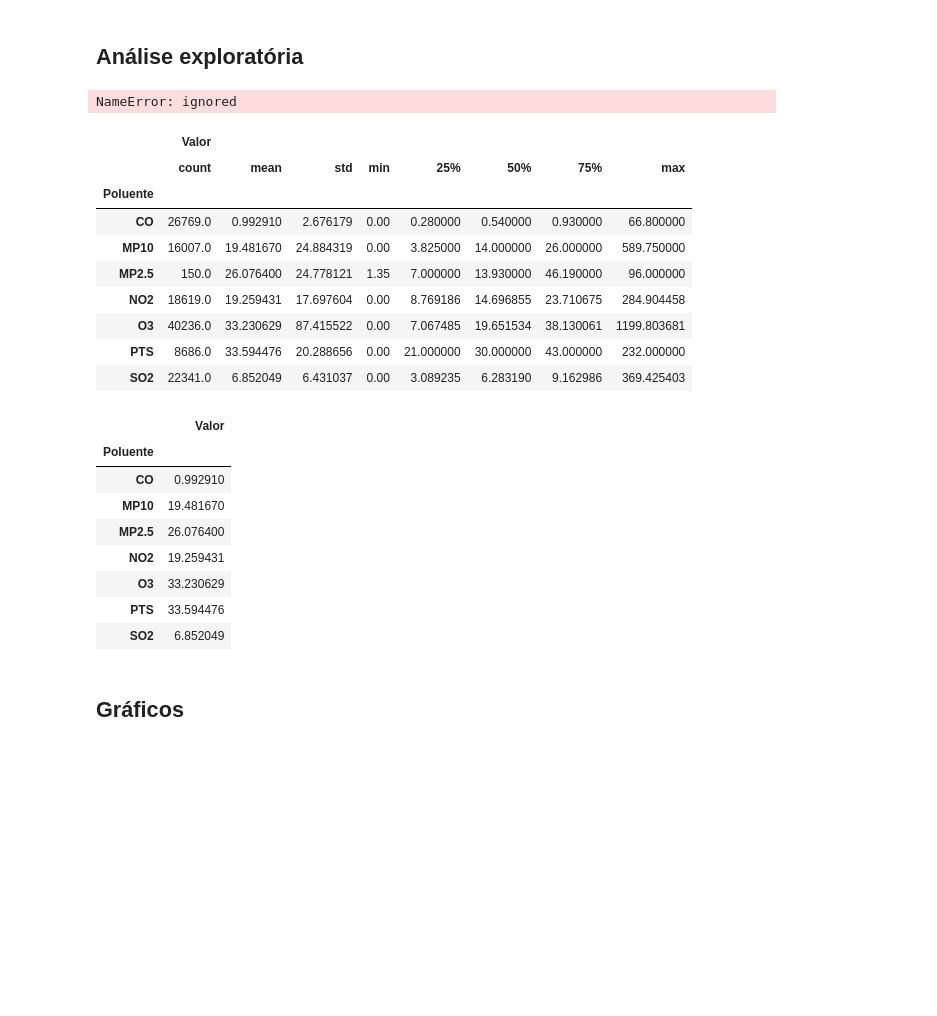
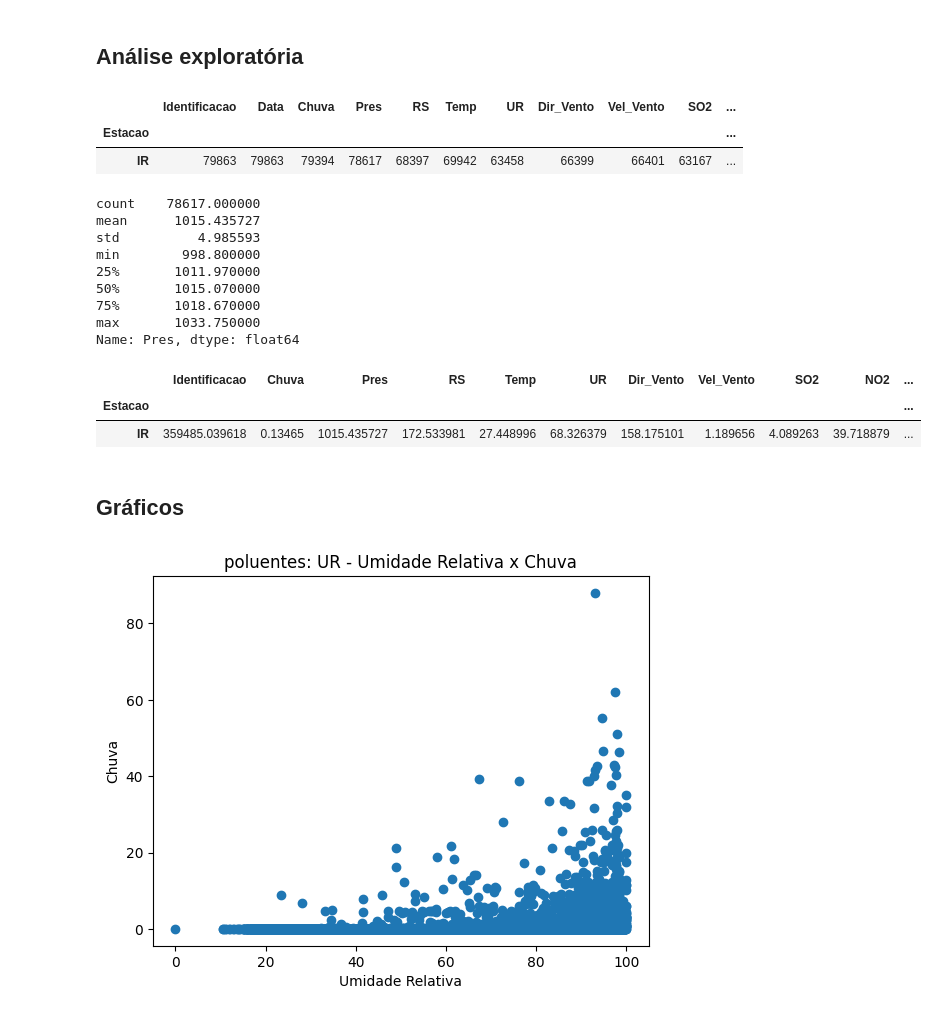
Before and after one commit to Luciahelenasantos/POS_GRADUACAO_PUC, a Jupyter notebook: MVP/Projeto_Split1a.ipynb, the cells around one changed output. Saved outputs shown, nothing was run; the diff lists cells and outputs as text; code cells hidden in the pictures; blank space fills up the shorter version.

```diff
--- a/MVP/Projeto_Split1a.ipynb
+++ b/MVP/Projeto_Split1a.ipynb
@@ -120,43 +142,41 @@ dadoar
 ## Análise exploratória
 # %%
 # exibindo a quantidade de linhas por coluna
-dadoarIR.groupby('Poluente').count()
+dadoarIR.groupby('Estacao').count()
 # %% [output]
-NameError: ignored
+|  | Identificacao | Data | Chuva | Pres | RS | Temp | UR | Dir_Vento | Vel_Vento | SO2 | ... |
+| Estacao |  |  |  |  |  |  |  |  |  |  | ... |
+| IR | 79863 | 79863 | 79394 | 78617 | 68397 | 69942 | 63458 | 66399 | 66401 | 63167 | ... |
 # %%
 # exibindo um sumário estatístico
-dadoar.groupby('Poluente'). describe()
+dadoarIR['Chuva'].describe()
+dadoarIR['Pres'].describe()
 # %% [output]
-|  | Valor |  |  |  |  |  |  |  |
-|  | count | mean | std | min | 25% | 50% | 75% | max |
-| Poluente |  |  |  |  |  |  |  |  |
-| CO | 26769.0 | 0.992910 | 2.676179 | 0.00 | 0.280000 | 0.540000 | 0.930000 | 66.800000 |
-| MP10 | 16007.0 | 19.481670 | 24.884319 | 0.00 | 3.825000 | 14.000000 | 26.000000 | 589.750000 |
-| MP2.5 | 150.0 | 26.076400 | 24.778121 | 1.35 | 7.000000 | 13.930000 | 46.190000 | 96.000000 |
-| NO2 | 18619.0 | 19.259431 | 17.697604 | 0.00 | 8.769186 | 14.696855 | 23.710675 | 284.904458 |
-| O3 | 40236.0 | 33.230629 | 87.415522 | 0.00 | 7.067485 | 19.651534 | 38.130061 | 1199.803681 |
-| PTS | 8686.0 | 33.594476 | 20.288656 | 0.00 | 21.000000 | 30.000000 | 43.000000 | 232.000000 |
-| SO2 | 22341.0 | 6.852049 | 6.431037 | 0.00 | 3.089235 | 6.283190 | 9.162986 | 369.425403 |
+count    78617.000000
+mean      1015.435727
+std          4.985593
+min        998.800000
+25%       1011.970000
+50%       1015.070000
+75%       1018.670000
+max       1033.750000
+Name: Pres, dtype: float64
 # %%
 # exibindo a média de cada atributo, agrupado por Poluente
-dadoar.groupby('Poluente').mean()
+dadoarIR.groupby('Estacao').mean()
 # %% [output]
-|  | Valor |
-| Poluente |  |
-| CO | 0.992910 |
-| MP10 | 19.481670 |
-| MP2.5 | 26.076400 |
-| NO2 | 19.259431 |
-| O3 | 33.230629 |
-| PTS | 33.594476 |
-| SO2 | 6.852049 |
+|  | Identificacao | Chuva | Pres | RS | Temp | UR | Dir_Vento | Vel_Vento | SO2 | NO2 | ... |
+| Estacao |  |  |  |  |  |  |  |  |  |  | ... |
+| IR | 359485.039618 | 0.13465 | 1015.435727 | 172.533981 | 27.448996 | 68.326379 | 158.175101 | 1.189656 | 4.089263 | 39.718879 | ... |
 # %% [markdown]
 ## Gráficos
 # %%
 # plotando o gráfico de Umidade Relativa x Chuva
-plt.scatter(df1['md24hs_UR'], df1['md24hs_Chuva'])
+plt.scatter(dadoarIR['UR'], dadoarIR['Chuva'])
 
 # incluindo título do gráfico e rótulos dos eixos
 plt.title('poluentes: UR - Umidade Relativa x Chuva')
 plt.xlabel('Umidade Relativa')
 plt.ylabel('Chuva');
+# %% [output]
+[figure, added]
```
Also changed, not shown: parts of 16 cells of this notebook.
